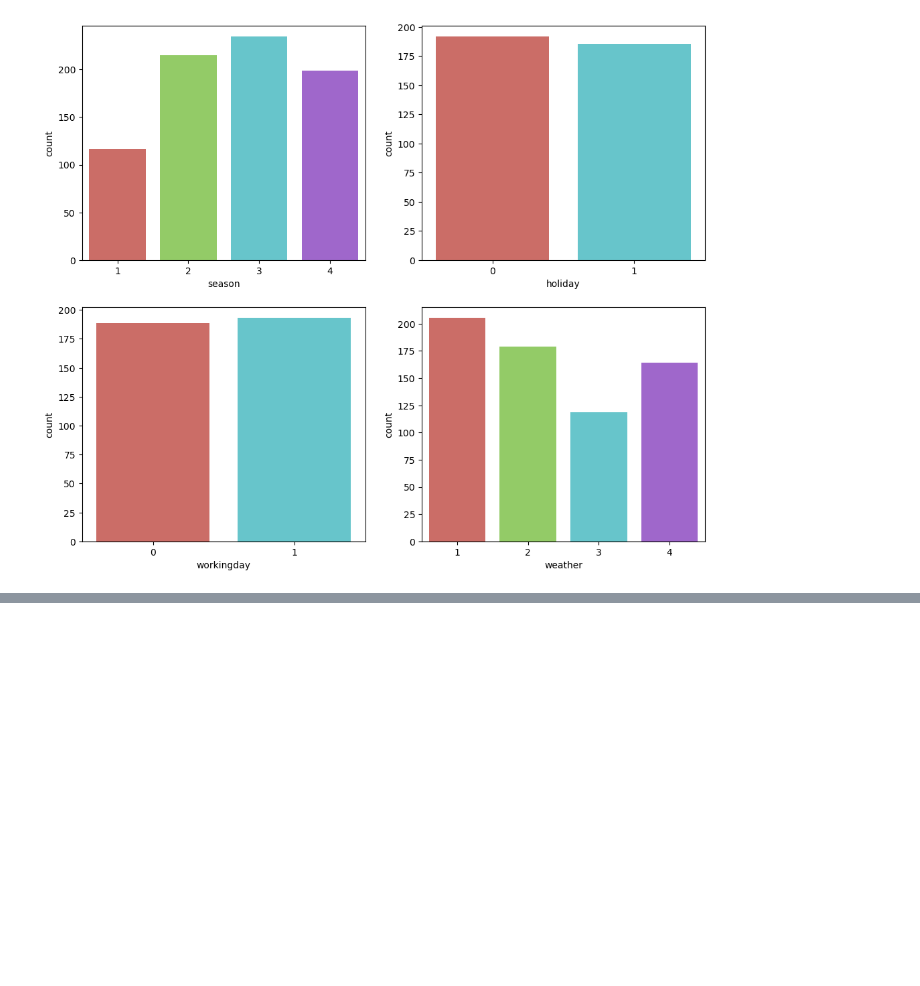
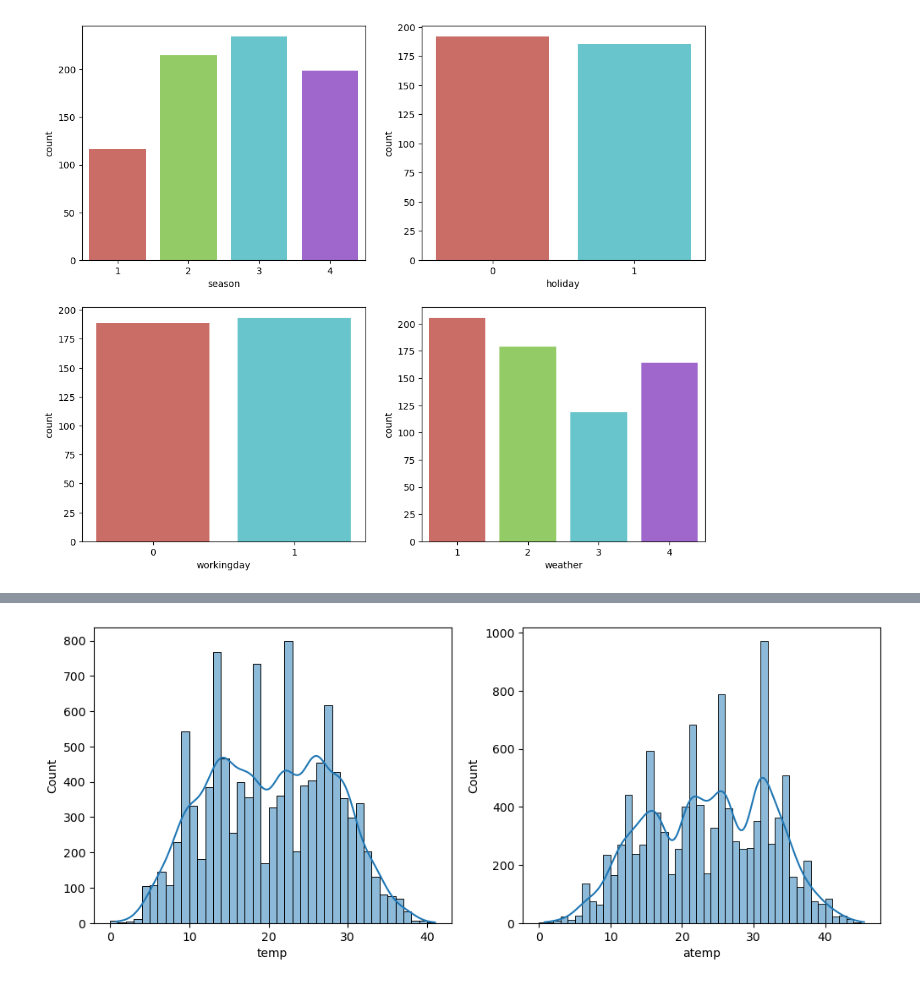
Before and after one commit to Ja-efan/DataScience, a Jupyter notebook: bike_sharing_demand.ipynb, the cells around one changed output, grey strips where cells are left out. Drawn from its saved outputs; the diff is of its cells as text; code cells hidden in the pictures; blank space fills up the shorter version.

```diff
--- a/bike_sharing_demand.ipynb
+++ b/bike_sharing_demand.ipynb
@@ -198,0 +279,15 @@ pandas.core.series.Series
+# %%
+# 분포를 통해 시각화 했을 때 좋은 컬럼들을 count와 비교
+fig = plt.figure(figsize=(12,10))
+
+# 온도('temp') 분포
+ax1 = fig.add_subplot(2,2,1)
+ax1 = sns.histplot(train.temp,bins=range(train.temp.min().astype('int'),train.temp.max().astype('int')+1), kde=True)
+# ax1 = sns.histplot(train.groupby('temp')['count'].count().reset_index(), x='temp', y='count',
+#                    bins=range(train.temp.min().astype('int'), train.temp.max().astype('int')+1))
+
+# 체감온도('atemp') 분포
+ax2 = fig.add_subplot(2,2,2)
+ax2 = sns.histplot(train.atemp, bins=range(int(train.atemp.min()), int(train.atemp.max()+1)), kde=True)
+# %% [output]
+[figure, added]
```
Also changed, not shown: parts of 6 cells of this notebook.
